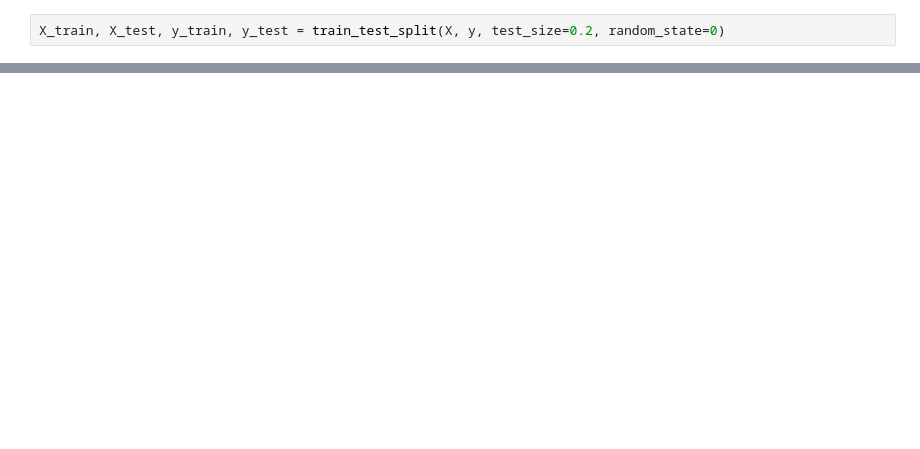
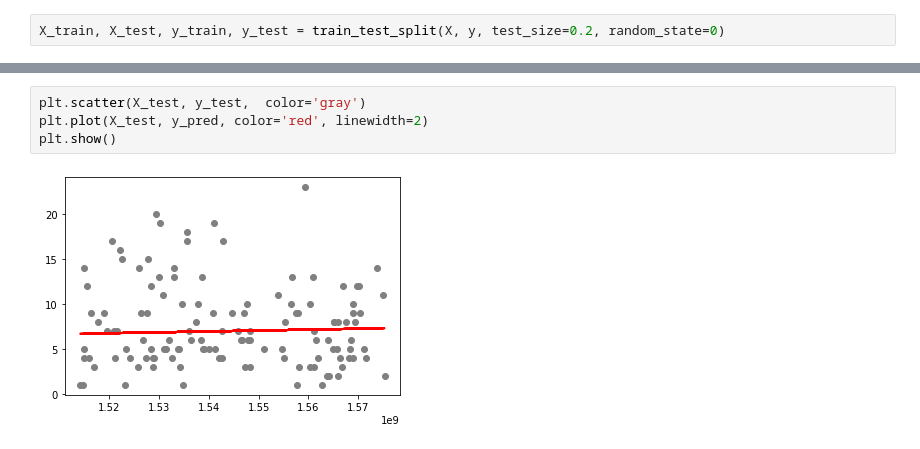
Before and after one commit to OneHandKlap/ATM-Analysis, a Jupyter notebook: unixday-num.ipynb, the cells around one changed output, grey strips where cells are left out. Drawn from its saved outputs; the diff is of its cells as text; blank space fills up the shorter version.

```diff
--- a/unixday-num.ipynb
+++ b/unixday-num.ipynb
@@ -59,0 +98,6 @@ X_train, X_test, y_train, y_test = train_test_split(X, y, test_size=0.2, random_
+# %%
+plt.scatter(X_test, y_test,  color='gray')
+plt.plot(X_test, y_pred, color='red', linewidth=2)
+plt.show()
+# %% [output]
+[figure, added]
```
Also changed, not shown: parts of 8 cells of this notebook, 1 other file.
